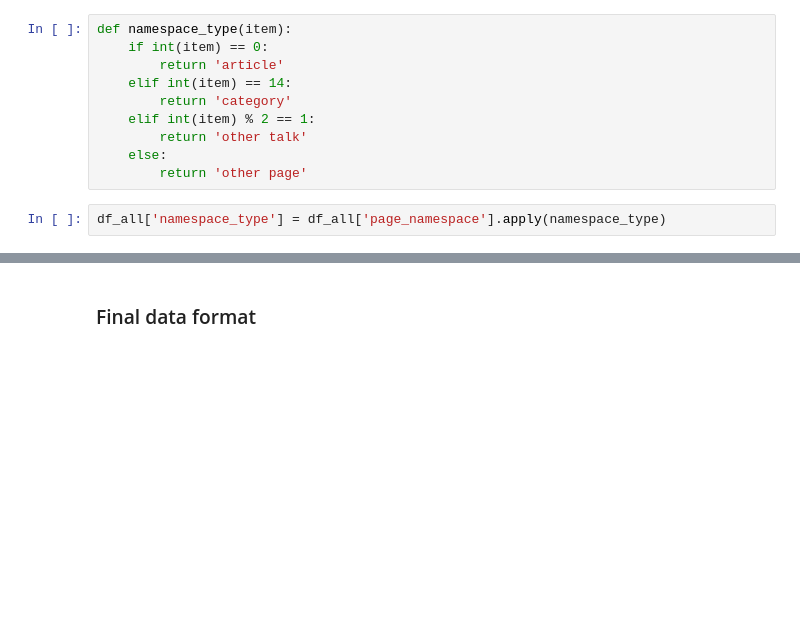
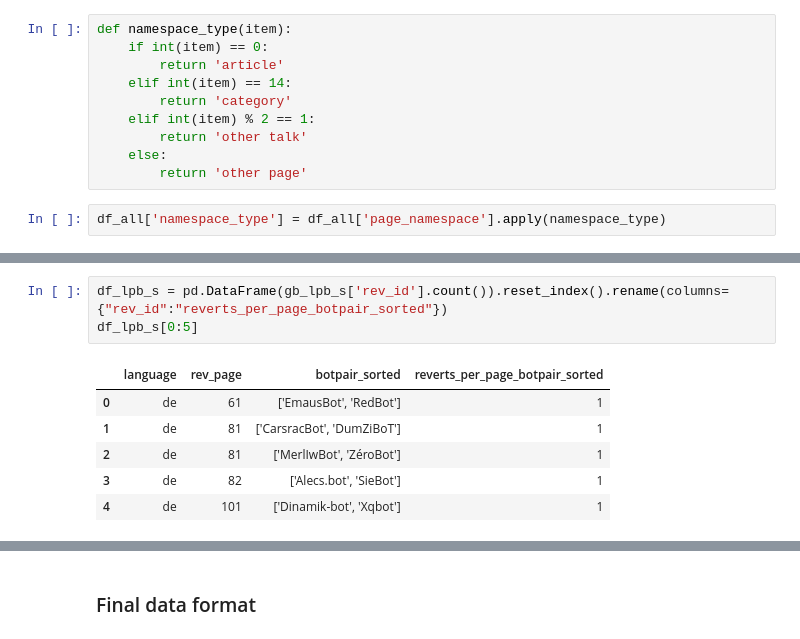
Before and after one commit to halfak/are-the-bots-really-fighting, a Jupyter notebook: analysis/exploratory/load-data.ipynb, the cells around one changed output, grey strips where cells are left out. Cells and saved outputs as stored; diff of their text form; blank space fills up the shorter version.

```diff
--- a/analysis/exploratory/load-data.ipynb
+++ b/analysis/exploratory/load-data.ipynb
@@ -162,0 +220,10 @@ Name: reverting_year, dtype: int64
+# %%
+df_lpb_s = pd.DataFrame(gb_lpb_s['rev_id'].count()).reset_index().rename(columns={"rev_id":"reverts_per_page_botpair_sorted"})
+df_lpb_s[0:5]
+# %% [output]
+|  | language | rev_page | botpair_sorted | reverts_per_page_botpair_sorted |
+| 0 | de | 61 | ['EmausBot', 'RedBot'] | 1 |
+| 1 | de | 81 | ['CarsracBot', 'DumZiBoT'] | 1 |
+| 2 | de | 81 | ['MerlIwBot', 'ZéroBot'] | 1 |
+| 3 | de | 82 | ['Alecs.bot', 'SieBot'] | 1 |
+| 4 | de | 101 | ['Dinamik-bot', 'Xqbot'] | 1 |
```
Also changed, not shown: parts of 38 cells of this notebook.
